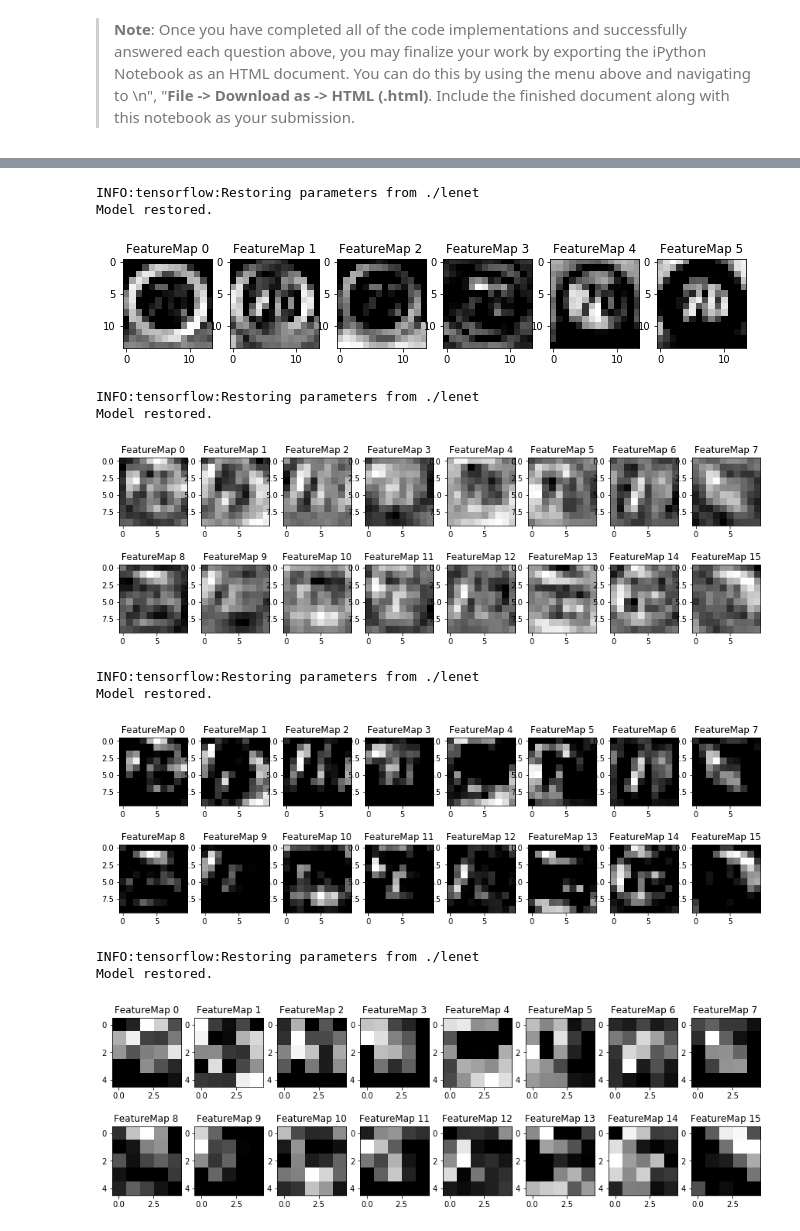
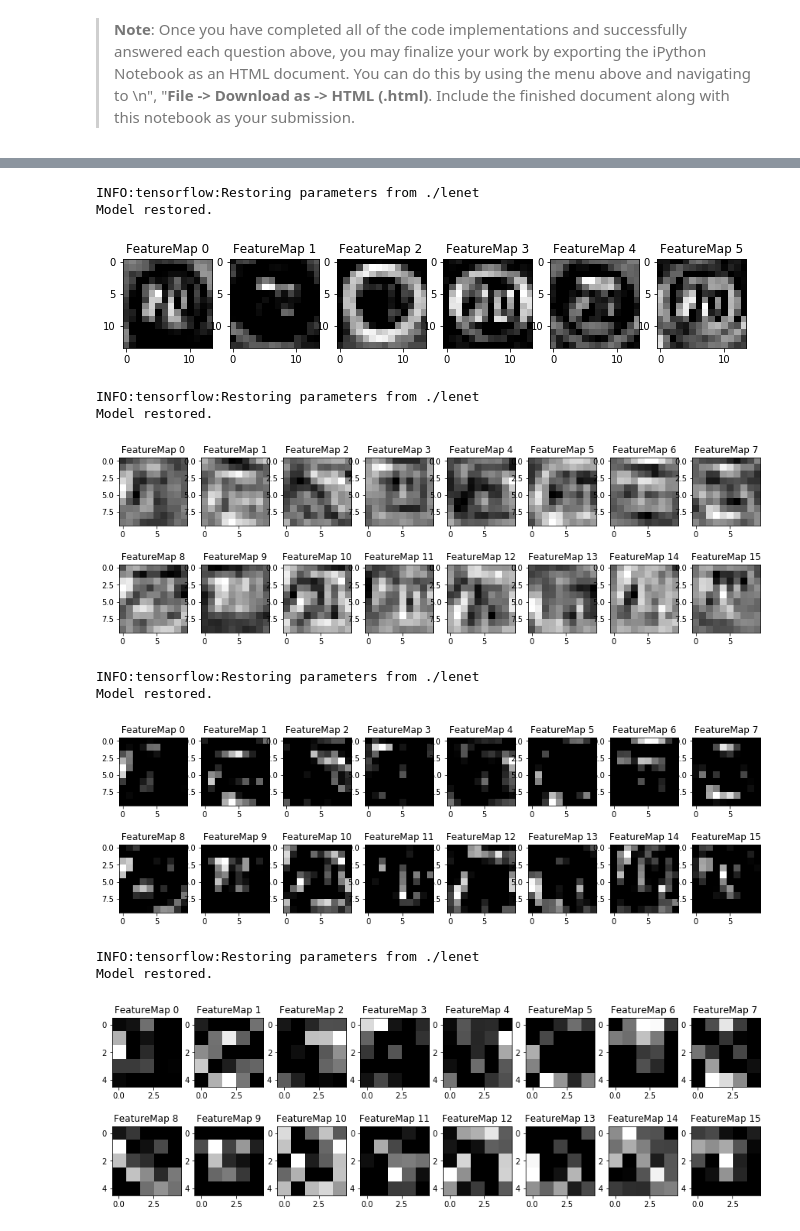
Before and after one commit to samiriff/CarND-Traffic-Sign-Classifier-Project, a Jupyter notebook: Traffic_Sign_Classifier.ipynb, the cells around one changed output, grey strips where cells are left out. Saved outputs shown, nothing was run; the diff lists cells and outputs as text; code cells hidden in the pictures.

```diff
--- a/Traffic_Sign_Classifier.ipynb
+++ b/Traffic_Sign_Classifier.ipynb
@@ -1164,7 +1188,7 @@ with tf.Session(graph=graph_lenet) as sess:
     # Restore variables from disk.
     saver.restore(sess, "./lenet")
     print("Model restored.")
-    output_values = sess.run(softmax, feed_dict={x: X_test_normalized[0, None], y: y_test[0, None]})
+    output_values = sess.run(softmax, feed_dict={x: X_test_normalized[0, None], y: y_test[0, None], keep_prob: 1.})
     outputFeatureMap(X_test_normalized[0, None], logits.graph.get_tensor_by_name(tensor_name))
 # %% [output]
 INFO:tensorflow:Restoring parameters from ./lenet
@@ -1176,45 +1200,45 @@ with tf.Session(graph=graph_lenet) as sess:
     # Restore variables from disk.
     saver.restore(sess, "./lenet")
     print("Model restored.")
-    output_values = sess.run(softmax, feed_dict={x: X_test_normalized[0, None], y: y_test[0, None]})
+    output_values = sess.run(softmax, feed_dict={x: X_test_normalized[0, None], y: y_test[0, None], keep_prob: 1.})
     outputFeatureMap(X_test_normalized[0, None], logits.graph.get_tensor_by_name(tensor_name))
 # %% [output]
 INFO:tensorflow:Restoring parameters from ./lenet
 Model restored.
-[figure, old version]
+[figure, new version]
 # %%
 tensor_name = 'Conv2D_1:0'
 with tf.Session(graph=graph_lenet) as sess:
     # Restore variables from disk.
     saver.restore(sess, "./lenet")
     print("Model restored.")
-    output_values = sess.run(softmax, feed_dict={x: X_test_normalized[0, None], y: y_test[0, None]})
+    output_values = sess.run(softmax, feed_dict={x: X_test_normalized[0, None], y: y_test[0, None], keep_prob: 1.})
     outputFeatureMap(X_test_normalized[0, None], logits.graph.get_tensor_by_name(tensor_name))
 # %% [output]
 INFO:tensorflow:Restoring parameters from ./lenet
 Model restored.
-[figure, old version]
+[figure, new version]
 # %%
 tensor_name = 'Relu_1:0'
 with tf.Session(graph=graph_lenet) as sess:
     # Restore variables from disk.
     saver.restore(sess, "./lenet")
     print("Model restored.")
-    output_values = sess.run(softmax, feed_dict={x: X_test_normalized[0, None], y: y_test[0, None]})
+    output_values = sess.run(softmax, feed_dict={x: X_test_normalized[0, None], y: y_test[0, None], keep_prob: 1.})
     outputFeatureMap(X_test_normalized[0, None], logits.graph.get_tensor_by_name(tensor_name))
 # %% [output]
 INFO:tensorflow:Restoring parameters from ./lenet
 Model restored.
-[figure, old version]
+[figure, new version]
 # %%
 tensor_name = 'MaxPool_1:0'
 with tf.Session(graph=graph_lenet) as sess:
     # Restore variables from disk.
     saver.restore(sess, "./lenet")
     print("Model restored.")
-    output_values = sess.run(softmax, feed_dict={x: X_test_normalized[0, None], y: y_test[0, None]})
+    output_values = sess.run(softmax, feed_dict={x: X_test_normalized[0, None], y: y_test[0, None], keep_prob: 1.})
     outputFeatureMap(X_test_normalized[0, None], logits.graph.get_tensor_by_name(tensor_name))
 # %% [output]
 INFO:tensorflow:Restoring parameters from ./lenet
 Model restored.
-[figure, old version]
+[figure, new version]
```
Also changed, not shown: parts of 21 cells of this notebook.
